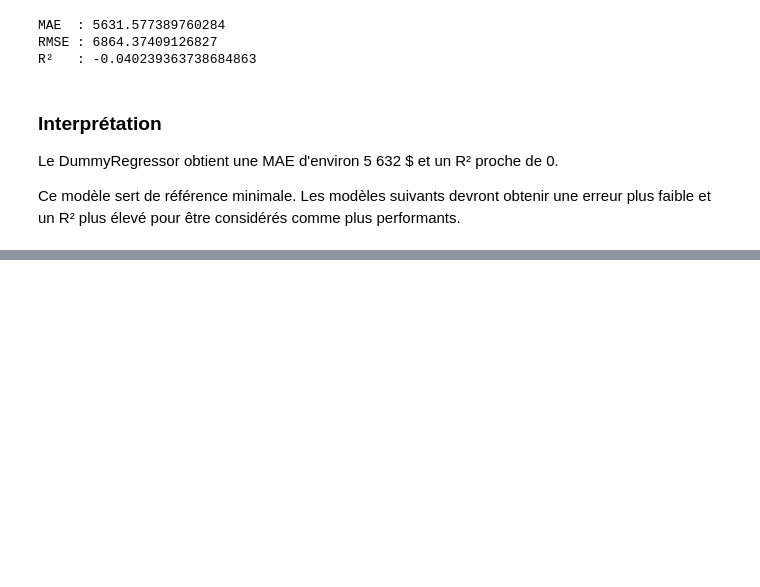
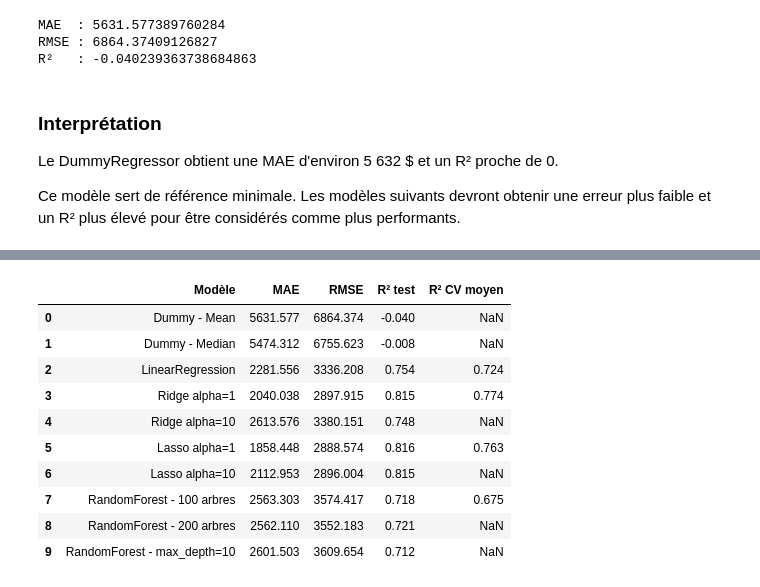
Before and after one commit to netzzy-dev/tp_processus_ecosysteme, a Jupyter notebook: notebooks/02_modelisation.ipynb, the cells around one changed output, grey strips where cells are left out. Cells and saved outputs as stored; diff of their text form; code cells hidden in the pictures; blank space fills up the shorter version.

Commit message:
Complete MLflow experiments and export champion model

```diff
--- a/notebooks/02_modelisation.ipynb
+++ b/notebooks/02_modelisation.ipynb
@@ -179,0 +637,19 @@ Ce modèle sert de référence minimale. Les modèles suivants devront obtenir u
+# %%
+pipeline_lasso_1 = Pipeline([
+    ("preparation", preprocessor_scaled),
+    ("modele", Lasso(
+        alpha=1,
+        max_iter=10000
+    ))
+])
+# %%
+scores_lasso_1 = cross_val_score(
+    pipeline_lasso_1,
+    X,
+    y,
+    cv=5,
+    scoring="r2"
+)
+
+print("R² par pli :", scores_lasso_1)
+print("R² moyen   :", scores_lasso_1.mean())
@@ -179,0 +673,81 @@ Ce modèle sert de référence minimale. Les modèles suivants devront obtenir u
+# %%
+resultats_finaux = pd.DataFrame({
+    "Modèle": [
+        "Dummy - Mean",
+        "Dummy - Median",
+        "LinearRegression",
+        "Ridge alpha=1",
+        "Ridge alpha=10",
+        "Lasso alpha=1",
+        "Lasso alpha=10",
+        "RandomForest - 100 arbres",
+        "RandomForest - 200 arbres",
+        "RandomForest - max_depth=10"
+    ],
+
+    "MAE": [
+        mae_dummy,
+        mae_dummy_median,
+        mae_linear,
+        mae_ridge_1,
+        mae_ridge_10,
+        mae_lasso_1,
+        mae_lasso_10,
+        mae_forest,
+        mae_forest_200,
+        mae_forest_depth_10
+    ],
+
+    "RMSE": [
+        rmse_dummy,
+        rmse_dummy_median,
+        rmse_linear,
+        rmse_ridge_1,
+        rmse_ridge_10,
+        rmse_lasso_1,
+        rmse_lasso_10,
+        rmse_forest,
+        rmse_forest_200,
+        rmse_forest_depth_10
+    ],
+
+    "R² test": [
+        r2_dummy,
+        r2_dummy_median,
+        r2_linear,
+        r2_ridge_1,
+        r2_ridge_10,
+        r2_lasso_1,
+        r2_lasso_10,
+        r2_forest,
+        r2_forest_200,
+        r2_forest_depth_10
+    ],
+
+    "R² CV moyen": [
+        np.nan,
+        np.nan,
+        scores_linear.mean(),
+        scores_ridge_1.mean(),
+        np.nan,
+        scores_lasso_1.mean(),
+        np.nan,
+        scores_forest.mean(),
+        np.nan,
+        np.nan
+    ]
+})
+
+resultats_finaux.round(3)
+# %% [output]
+|  | Modèle | MAE | RMSE | R² test | R² CV moyen |
+| 0 | Dummy - Mean | 5631.577 | 6864.374 | -0.040 | NaN |
+| 1 | Dummy - Median | 5474.312 | 6755.623 | -0.008 | NaN |
+| 2 | LinearRegression | 2281.556 | 3336.208 | 0.754 | 0.724 |
+| 3 | Ridge alpha=1 | 2040.038 | 2897.915 | 0.815 | 0.774 |
+| 4 | Ridge alpha=10 | 2613.576 | 3380.151 | 0.748 | NaN |
+| 5 | Lasso alpha=1 | 1858.448 | 2888.574 | 0.816 | 0.763 |
+| 6 | Lasso alpha=10 | 2112.953 | 2896.004 | 0.815 | NaN |
+| 7 | RandomForest - 100 arbres | 2563.303 | 3574.417 | 0.718 | 0.675 |
+| 8 | RandomForest - 200 arbres | 2562.110 | 3552.183 | 0.721 | NaN |
+| 9 | RandomForest - max_depth=10 | 2601.503 | 3609.654 | 0.712 | NaN |
```
Also changed, not shown: parts of 60 cells of this notebook, 3 other files.
